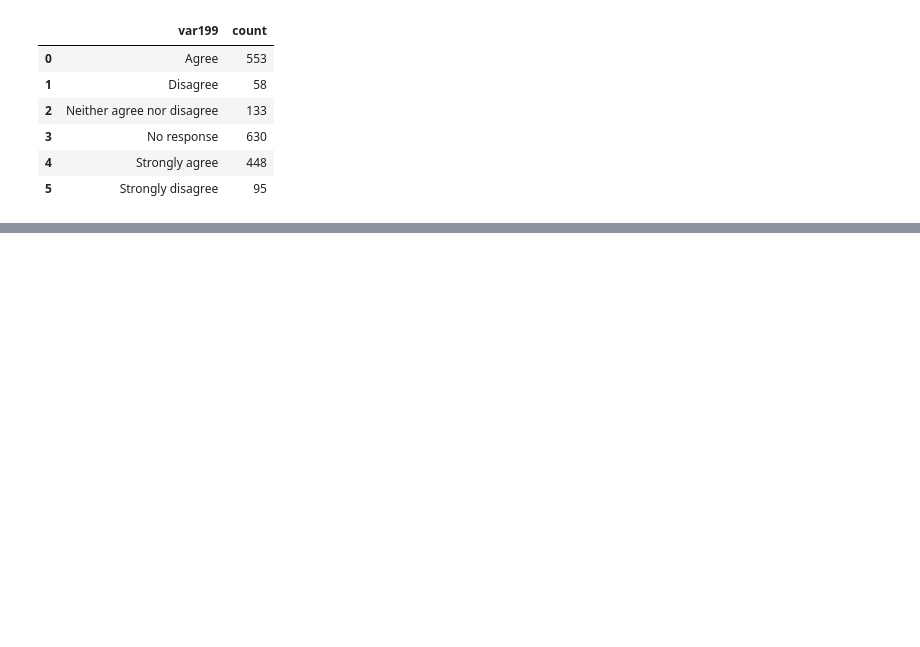
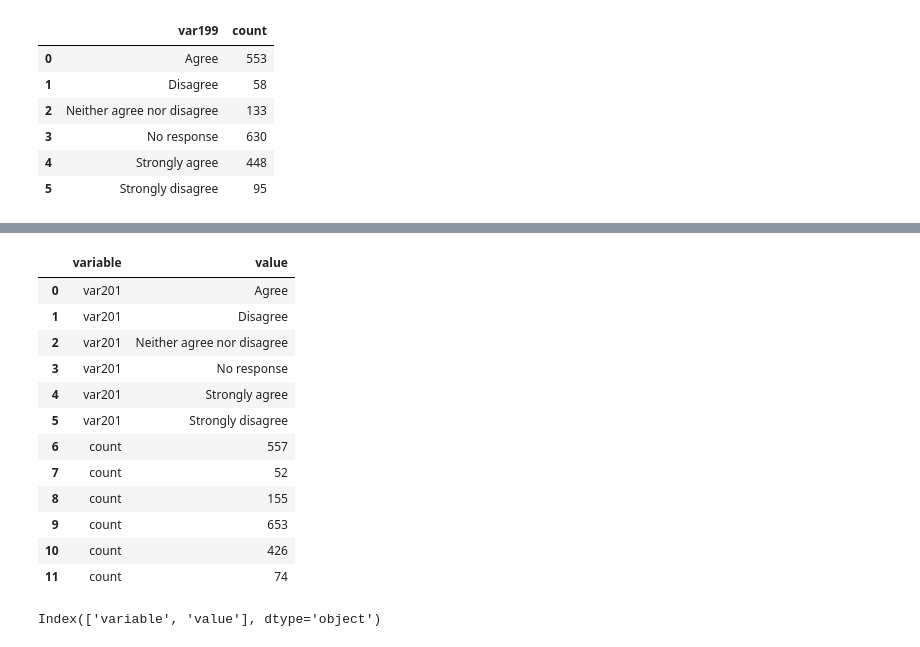
Before and after one commit to rimshahsabir1/zero_rimshah_assignment, a Jupyter notebook: assignment_5.ipynb, the cells around one changed output, grey strips where cells are left out. Drawn from its saved outputs; the diff is of its cells as text; code cells hidden in the pictures; blank space fills up the shorter version.

```diff
--- a/assignment_5.ipynb
+++ b/assignment_5.ipynb
@@ -105,0 +117,3 @@ bar
+# %%
+g3 = df_1.groupby(['var201'])['count'].count().reset_index()
+g3
@@ -105,0 +128,21 @@ bar
+# %%
+df_3 = pd.melt(g3)
+df_3
+# %% [output]
+|  | variable | value |
+| 0 | var201 | Agree |
+| 1 | var201 | Disagree |
+| 2 | var201 | Neither agree nor disagree |
+| 3 | var201 | No response |
+| 4 | var201 | Strongly agree |
+| 5 | var201 | Strongly disagree |
+| 6 | count | 557 |
+| 7 | count | 52 |
+| 8 | count | 155 |
+| 9 | count | 653 |
+| 10 | count | 426 |
+| 11 | count | 74 |
+# %%
+df_3.columns
+# %% [output]
+Index(['variable', 'value'], dtype='object')
```
Also changed, not shown: parts of 4 cells of this notebook, 1 other file.
